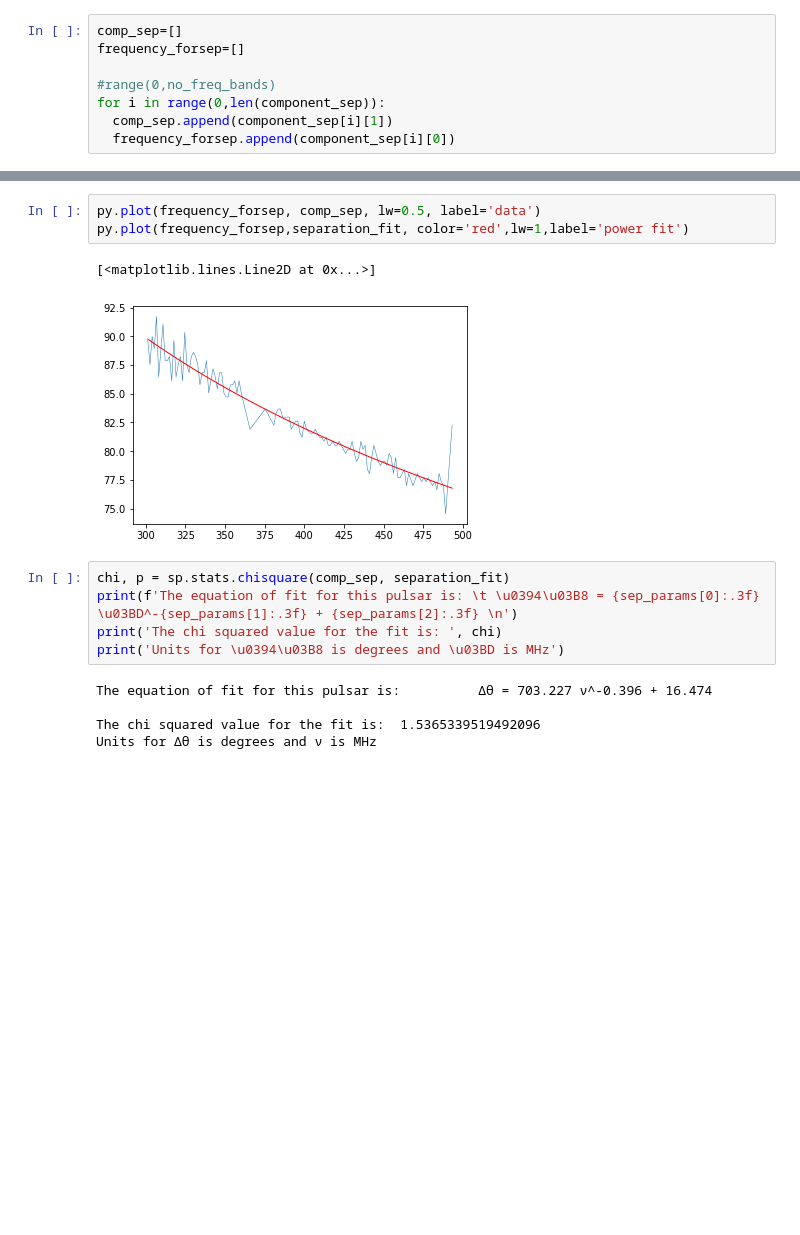
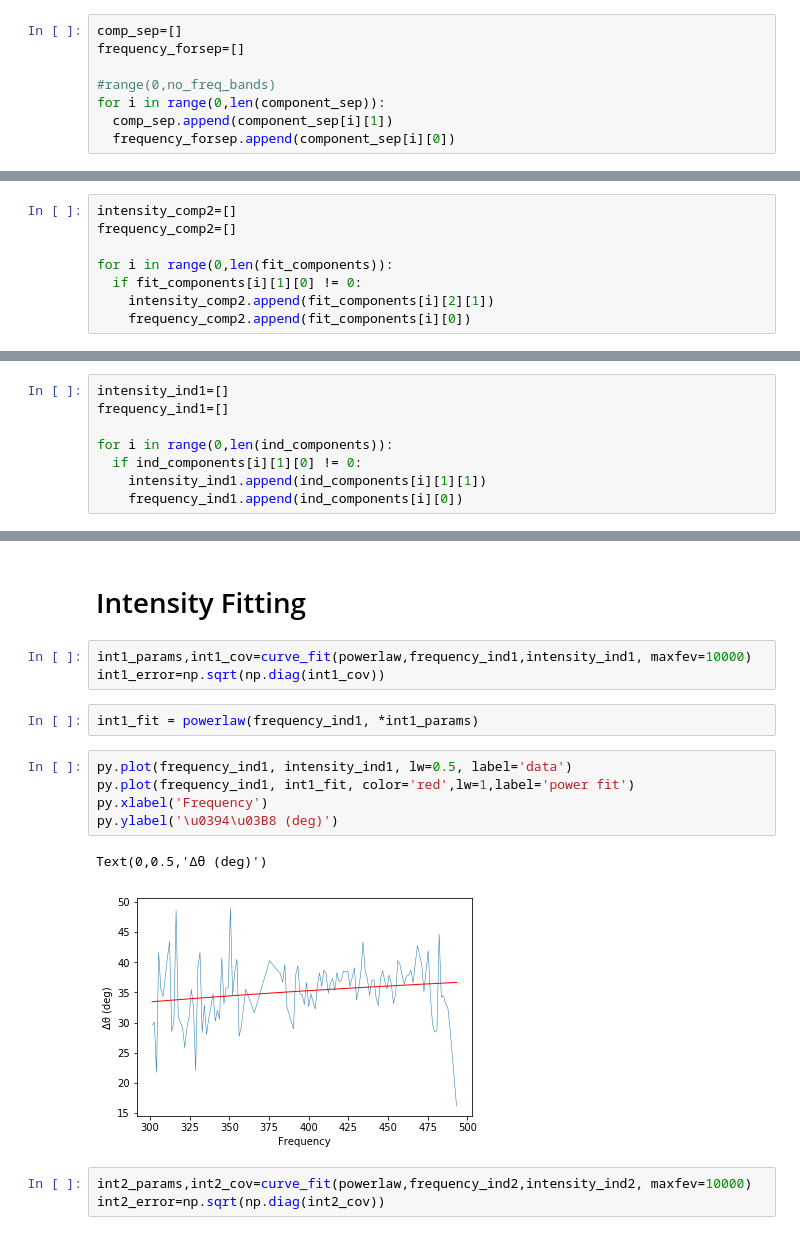
Before and after one commit to lisa53396/19SS-B0818-41, a Jupyter notebook: python_scripts/Component_Separation_RFI_Removed.ipynb, the cells around one changed output, grey strips where cells are left out. Saved outputs shown, nothing was run; the diff lists cells and outputs as text; blank space fills up the shorter version.

```diff
--- a/python_scripts/Component_Separation_RFI_Removed.ipynb
+++ b/python_scripts/Component_Separation_RFI_Removed.ipynb
@@ -335,0 +525,8 @@ separation_fit = powerlaw(frequency_forsep, *sep_params)
+# %%
+intensity_comp2=[]
+frequency_comp2=[]
+
+for i in range(0,len(fit_components)):
+  if fit_components[i][1][0] != 0:
+    intensity_comp2.append(fit_components[i][2][1])
+    frequency_comp2.append(fit_components[i][0])
@@ -335,0 +543,8 @@ separation_fit = powerlaw(frequency_forsep, *sep_params)
+# %%
+intensity_ind1=[]
+frequency_ind1=[]
+
+for i in range(0,len(ind_components)):
+  if ind_components[i][1][0] != 0:
+    intensity_ind1.append(ind_components[i][1][1])
+    frequency_ind1.append(ind_components[i][0])
@@ -336,16 +575,18 @@ separation_fit = powerlaw(frequency_forsep, *sep_params)
+# %% [markdown]
+# Intensity Fitting
+# %%
+int1_params,int1_cov=curve_fit(powerlaw,frequency_ind1,intensity_ind1, maxfev=10000)
+int1_error=np.sqrt(np.diag(int1_cov))
+# %%
+int1_fit = powerlaw(frequency_ind1, *int1_params)
 # %%
-py.plot(frequency_forsep, comp_sep, lw=0.5, label='data')
-py.plot(frequency_forsep,separation_fit, color='red',lw=1,label='power fit')
+py.plot(frequency_ind1, intensity_ind1, lw=0.5, label='data')
+py.plot(frequency_ind1, int1_fit, color='red',lw=1,label='power fit')
+py.xlabel('Frequency')
+py.ylabel('\u0394\u03B8 (deg)')
 # %% [output]
-[<matplotlib.lines.Line2D at 0x...>]
+Text(0,0.5,'Δθ (deg)')
-[figure, old version]
+[figure, new version]
-# %%
-chi, p = sp.stats.chisquare(comp_sep, separation_fit)
-print(f'The equation of fit for this pulsar is: \t \u0394\u03B8 = {sep_params[0]:.3f} \u03BD^-{sep_params[1]:.3f} + {sep_params[2]:.3f} \n')
-print('The chi squared value for the fit is: ', chi)
-print('Units for \u0394\u03B8 is degrees and \u03BD is MHz')
-# %% [output]
-The equation of fit for this pulsar is:          Δθ = 703.227 ν^-0.396 + 16.474
-
-The chi squared value for the fit is:  1.5365339519492096
-Units for Δθ is degrees and ν is MHz
+# %%
+int2_params,int2_cov=curve_fit(powerlaw,frequency_ind2,intensity_ind2, maxfev=10000)
+int2_error=np.sqrt(np.diag(int2_cov))
```
Also changed, not shown: parts of 81 cells of this notebook, 2 other files.
